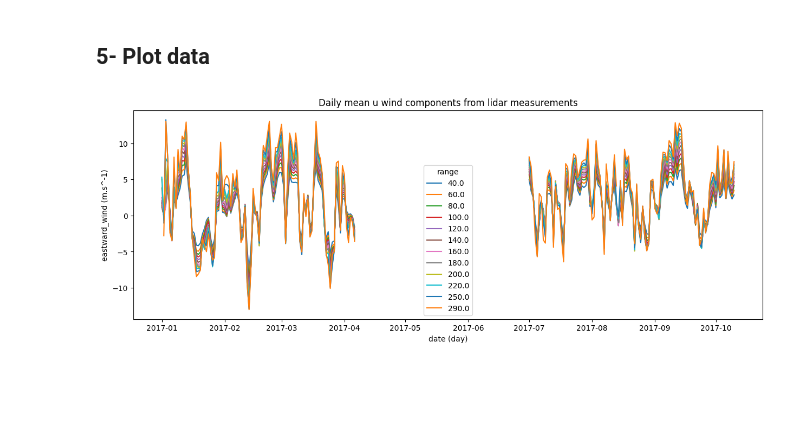
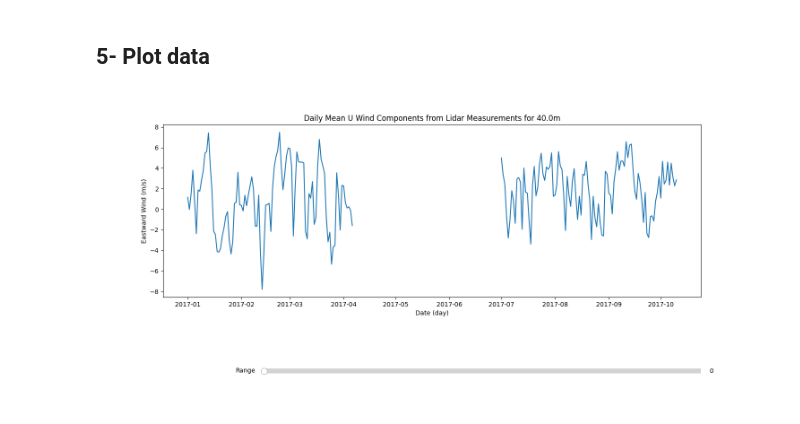
Before and after one commit to zhichuanma/wind_anaylsis, a Jupyter notebook: student_notebook_A.ipynb, the cells around one changed output. Saved outputs shown, nothing was run; the diff lists cells and outputs as text; code cells hidden in the pictures; blank space fills up the shorter version.

```diff
--- a/student_notebook_A.ipynb
+++ b/student_notebook_A.ipynb
@@ -258,5 +259,6 @@ u_select_bis
 # %% [markdown]
 ## 3- Resample data
 # %%
-lidar_u.resample("D")  # resample to daily
+daily_lidar_u = lidar_u.resample("D").mean()  # resample to daily
+daily_lidar_u
 # %% [output]
@@ -280,13 +296,44 @@ lidar_u.resample("MS").mean()
 # %% [markdown]
 ## 5- Plot data
 # %%
-# Plot lidar timeseries
-pl.figure(1,figsize=(15,5))
-pl.plot(lidar_u.resample("D").mean())
-pl.ylabel('eastward_wind (m.s^-1)')
-pl.xlabel('date (day)')
-pl.legend(lidar_u.columns,title="range")
-pl.title('Daily mean u wind components from lidar measurements')
+# # Plot lidar timeseries
+# pl.figure(1,figsize=(15,5))
+# pl.plot(lidar_u.resample("D").mean())
+# pl.ylabel('eastward_wind (m.s^-1)')
+# pl.xlabel('date (day)')
+# pl.legend(lidar_u.columns,title="range")
+# pl.title('Daily mean u wind components from lidar measurements')
+# pl.show()
+
+
+from matplotlib.widgets import Slider
+
+fig, ax = pl.subplots(figsize=(15, 7))
+pl.subplots_adjust(left=0.1, right=0.9, top=0.9, bottom=0.35)
+
+default_column = daily_lidar_u.columns[0]
+line, = ax.plot(daily_lidar_u[default_column])
+
+ax.set_ylabel('Eastward Wind (m/s)')
+ax.set_xlabel('Date (day)')
+ax.set_title('Daily Mean U Wind Components from Lidar Measurements for ' + str(default_column) + 'm')
+
+axcolor = 'lightgoldenrodyellow'
+axrange = pl.axes([0.25, 0.1, 0.65, 0.03], facecolor=axcolor)
+
+slider = Slider(axrange, 'Range', 0, len(daily_lidar_u.columns) - 1, valinit=0, valstep=1, valfmt='%0.0f')
+
+def update(val):
+    column_idx = int(slider.val)
+    selected_column = daily_lidar_u.columns[column_idx]
+    line.set_ydata(daily_lidar_u[selected_column])
+    ax.relim()  # Recalculate limits
+    ax.autoscale_view()  # Rescale the y-axis
+    ax.set_title('Daily Mean U Wind Components from Lidar Measurements for ' + str(selected_column) + 'm')
+    fig.canvas.draw_idle()
+
+slider.on_changed(update)
+
 pl.show()
 # %% [output]
-[figure, old version]
+[figure, new version]
```
Also changed, not shown: parts of 7 cells of this notebook, 2 other files.
